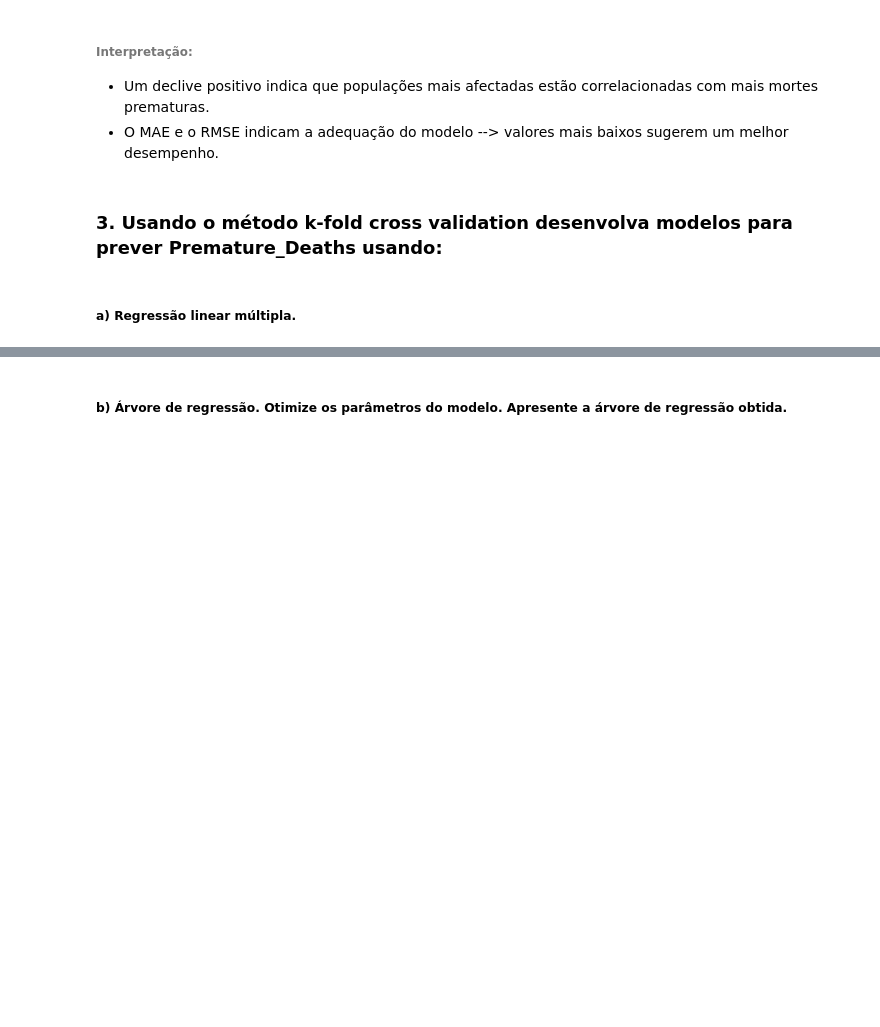
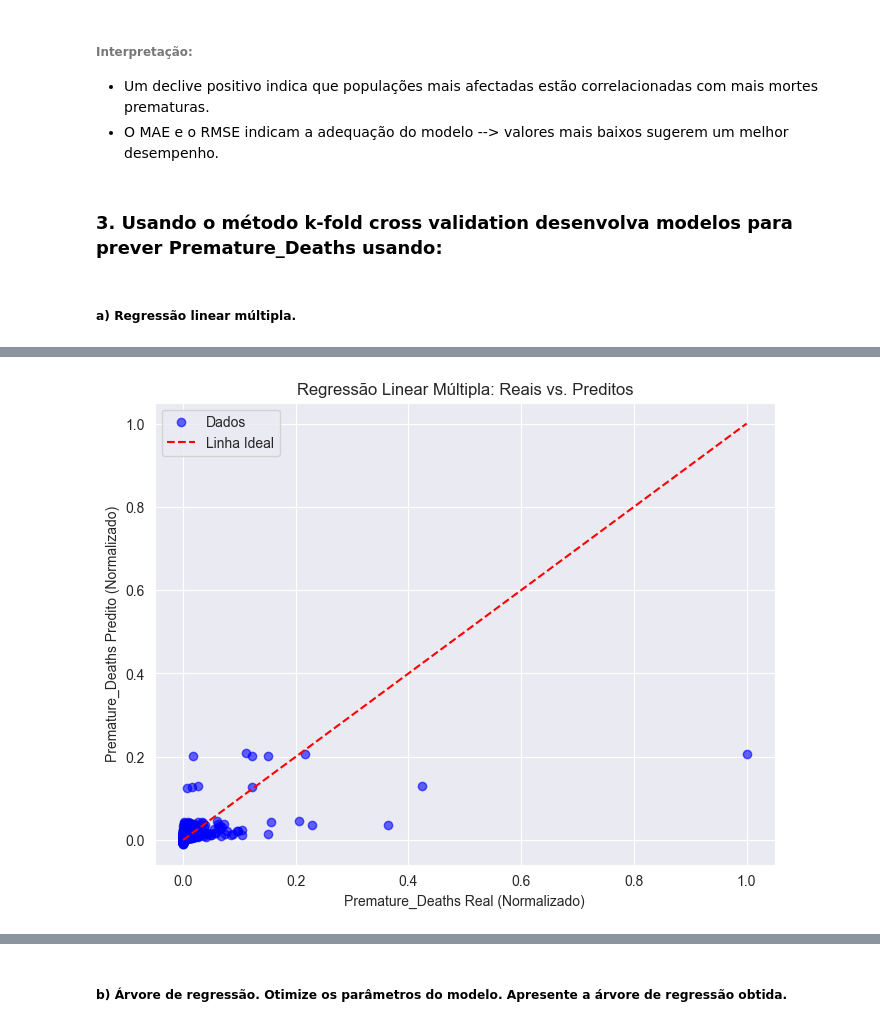
Before and after one commit to 1221715JorgeCruz/ANADI_MFC_3NA_1221715_1191843_1100719, a Jupyter notebook: trabalho_pratico_02/4.2-Regression.ipynb, the cells around one changed output, grey strips where cells are left out. Drawn from its saved outputs; the diff is of its cells as text; code cells hidden in the pictures; blank space fills up the shorter version.

```diff
--- a/trabalho_pratico_02/4.2-Regression.ipynb
+++ b/trabalho_pratico_02/4.2-Regression.ipynb
@@ -138,3 +183,102 @@ plt.show()
 ### 3. Usando o método k-fold cross validation desenvolva modelos para prever Premature_Deaths usando:
 # %% [markdown]
 ##### a) Regressão linear múltipla.
+# %%
+import pandas as pd
+import numpy as np
+from sklearn.linear_model import LinearRegression
+from sklearn.model_selection import KFold
+from sklearn.preprocessing import MinMaxScaler
+from sklearn.metrics import mean_absolute_error, mean_squared_error
+import matplotlib.pyplot as plt
+
+# Carregar o dataset
+df = pd.read_csv('AIRPOL_data.csv', sep=';', decimal=',')
+
+# Remover colunas irrelevantes
+cols_to_drop = [col for col in df.columns if col.startswith('Unnamed:')]
+df = df.drop(columns=cols_to_drop)
+
+# Filtrar para Southern Europe
+southern_europe = ['Greece', 'Spain', 'Italy', 'Portugal']
+df_south = df[df['Country'].isin(southern_europe)].rename(columns={'Value': 'Premature_Deaths'})
+
+# Verificar se o DataFrame filtrado contém dados
+print(f"Número de linhas após filtragem: {len(df_south)}")
+if len(df_south) == 0:
+    raise ValueError("Nenhum dado encontrado para os países do sul da Europa. Verifique os nomes dos países ou dataset.")
+
+# Selecionar colunas relevantes
+relevant_cols = ['Affected_Population', 'Populated_Area[km2]', 'Air_Pollution_Average[ug/m3]', 'Premature_Deaths', 'Air_Pollutant', 'Outcome']
+df_south = df_south[relevant_cols]
+
+# Verificar e remover valores ausentes nas colunas relevantes
+print(f"Valores ausentes antes da remoção:\n{df_south.isna().sum()}")
+df_south = df_south.dropna()
+print(f"Número de linhas após remoção de NaN: {len(df_south)}")
+if len(df_south) == 0:
+    raise ValueError("Nenhum dado restante após remoção de valores ausentes nas colunas relevantes.")
+
+# One-hot encoding para variáveis categóricas
+df_south = pd.get_dummies(df_south, columns=['Air_Pollutant', 'Outcome'], dtype=float)
+
+# Selecionar variáveis independentes (X) e dependente (y)
+X = df_south[['Affected_Population', 'Populated_Area[km2]', 'Air_Pollution_Average[ug/m3]'] + \
+           [col for col in df_south.columns if col.startswith('Air_Pollutant_') or col.startswith('Outcome_')]]
+y = df_south['Premature_Deaths']
+
+# Verificar tamanho final
+print(f"Tamanho final de X: {X.shape[0]}, Tamanho de y: {len(y)}")
+if len(X) < 5:
+    raise ValueError(f"Dataset muito pequeno ({len(X)} amostras) para validação cruzada com 5 folds.")
+
+# Normalizar os dados
+scaler_X = MinMaxScaler()
+scaler_y = MinMaxScaler()
+X_scaled = scaler_X.fit_transform(X)
+y_scaled = scaler_y.fit_transform(y.values.reshape(-1, 1)).ravel()
+
+# Configurar validação cruzada
+k = min(5, len(X_scaled)//2)  # Ajustar k se dataset for pequeno
+kf = KFold(n_splits=k, shuffle=True, random_state=42)
+coefs, intercepts = [], []
+mae_scores, rmse_scores = [], []
+
+# Treinar o modelo com validação cruzada
+for train_idx, test_idx in kf.split(X_scaled):
+    X_train, X_test = X_scaled[train_idx], X_scaled[test_idx]
+    y_train, y_test = y_scaled[train_idx], y_scaled[test_idx]
+    model = LinearRegression()
+    model.fit(X_train, y_train)
+    y_pred = model.predict(X_test)
+    coefs.append(model.coef_)
+    intercepts.append(model.intercept_)
+    mae_scores.append(mean_absolute_error(y_test, y_pred))
+    rmse_scores.append(np.sqrt(mean_squared_error(y_test, y_pred)))
+
+# Calcular coeficientes médios e intercepto médio
+mean_coefs = np.mean(coefs, axis=0)
+mean_intercept = np.mean(intercepts)
+
+# Função do modelo
+print("\n4.2.3 a) Função da Regressão Linear Múltipla:")
+equation = f"Premature_Deaths = {mean_intercept:.3f}"
+for coef, feature in zip(mean_coefs, X.columns):
+    equation += f" + ({coef:.3f}) * {feature}"
+print(equation)
+
+# Métricas
+print("\nMétricas de Desempenho:")
+print(f"Mean MAE: {np.mean(mae_scores):.3f}, Std MAE: {np.std(mae_scores):.3f}")
+print(f"Mean RMSE: {np.mean(rmse_scores):.3f}, Std RMSE: {np.std(rmse_scores):.3f}")
+
+# Visualização: Valores reais vs. preditos (último fold)
+plt.figure(figsize=(8, 6))
+plt.scatter(y_test, y_pred, color='blue', alpha=0.6, label='Dados')
+plt.plot([y_test.min(), y_test.max()], [y_test.min(), y_test.max()], 'r--', label='Linha Ideal')
+plt.xlabel('Premature_Deaths Real (Normalizado)')
+plt.ylabel('Premature_Deaths Predito (Normalizado)')
+plt.title('Regressão Linear Múltipla: Reais vs. Preditos')
+plt.legend()
+plt.show()
+# %% [output]
@@ -140,0 +303 @@ plt.show()
+[figure, added]
```
Also changed, not shown: parts of 8 cells of this notebook.
